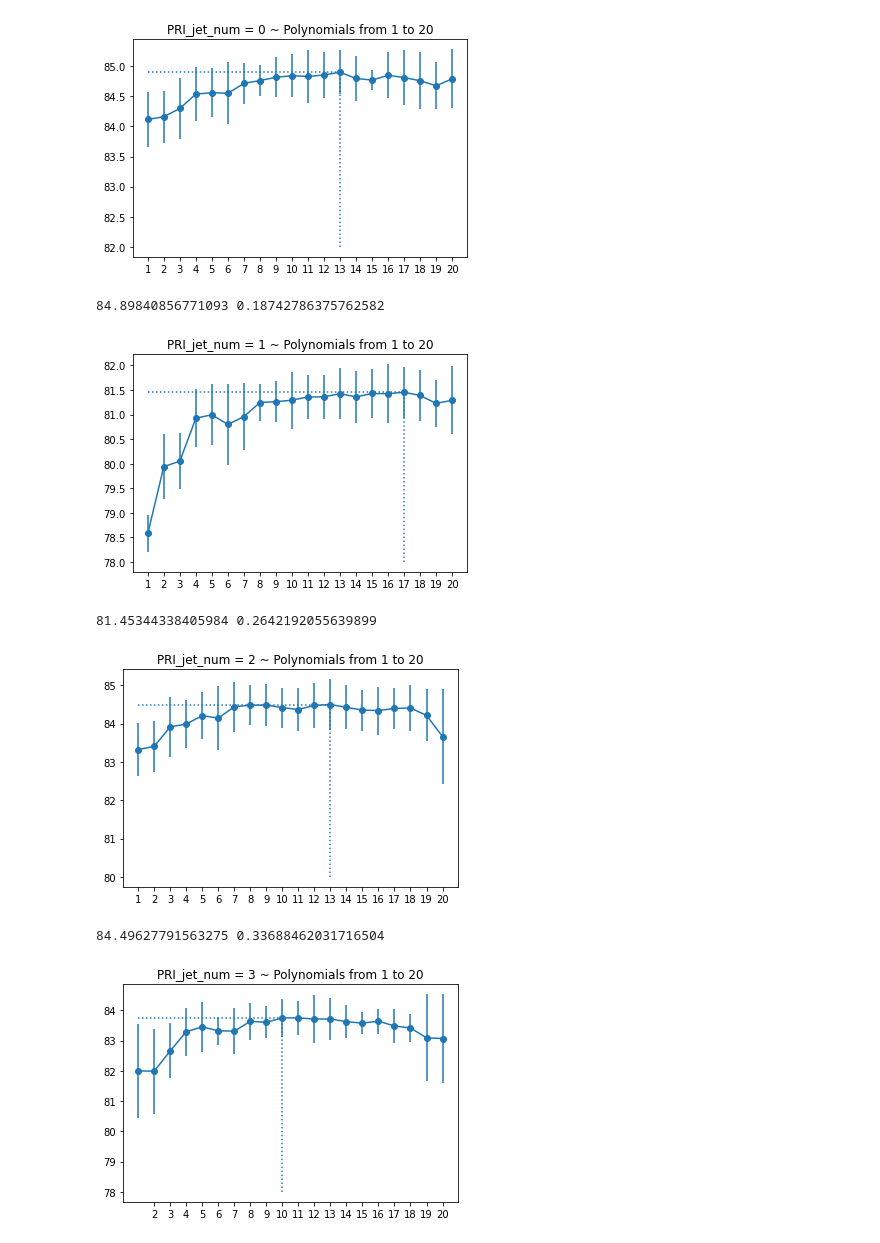
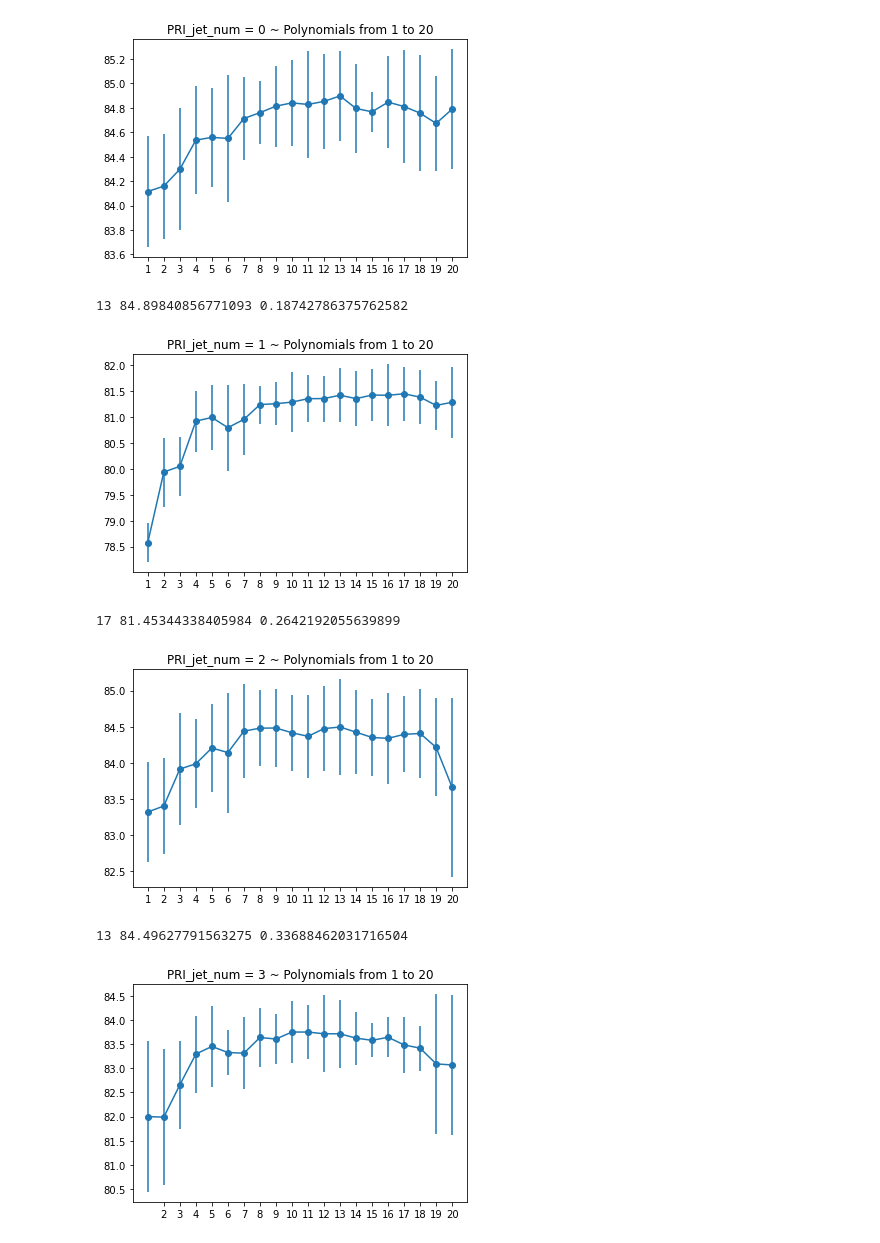
Before and after one commit to partizanos/Higgs-boson-detection, a Jupyter notebook: scripts/Plots.ipynb, the cells around one changed output. Saved outputs shown, nothing was run; the diff lists cells and outputs as text; code cells hidden in the pictures.

```diff
--- a/scripts/Plots.ipynb
+++ b/scripts/Plots.ipynb
@@ -12,16 +12,16 @@ fig, ax0 = plt.subplots(nrows=1, sharex=True)
 ax0.errorbar(np.arange(1, res_0.shape[0]+1), mean_0*100, yerr=error, fmt='-o')
 ax0.set_title('PRI_jet_num = 0 ~ Polynomials from 1 to 20')
 plt.xticks(np.arange(1, res_0.shape[0]+1))
-plt.hlines(y = max(mean_0*100), xmin = 1, xmax = np.argmax(mean_0*100)+1, ls=':')
-plt.vlines(x=np.argmax(mean_0*100)+1, ymin = 82, ymax = max(mean_0*100), ls=':')
+# plt.hlines(y = max(mean_0*100), xmin = 1, xmax = np.argmax(mean_0*100)+1, ls=':')
+# plt.vlines(x=np.argmax(mean_0*100)+1, ymin = 82, ymax = max(mean_0*100), ls=':')
 plt.show()
 # %% [output]
-[figure, old version]
+[figure, new version]
 # %%
 index = np.argmax(mean_0)
-print(mean_0[index]*100, std_0[index]*100)
+print(index+1, mean_0[index]*100, std_0[index]*100)
 # %% [output]
-84.89840856771093 0.18742786375762582
+13 84.89840856771093 0.18742786375762582
 # %%
 res_1 = np.genfromtxt(
     "data/case_1_CV5_statistics_median_null_var_pairwise_bias_scaling_orth_pol_1_to_20_1e4.csv", delimiter=",", skip_header=1)
@@ -34,37 +34,37 @@ fig, ax1 = plt.subplots(nrows=1, sharex=True)
 ax1.errorbar(np.arange(1, res_1.shape[0]+1), mean_1*100, yerr=error, fmt='-o')
 ax1.set_title('PRI_jet_num = 1 ~ Polynomials from 1 to 20')
 plt.xticks(np.arange(1, res_1.shape[0]+1))
-plt.hlines(y=max(mean_1*100), xmin=1, xmax=np.argmax(mean_1*100)+1, ls=':')
-plt.vlines(x=np.argmax(mean_1*100)+1, ymin=78, ymax=max(mean_1*100), ls=':')
+# plt.hlines(y=max(mean_1*100), xmin=1, xmax=np.argmax(mean_1*100)+1, ls=':')
+# plt.vlines(x=np.argmax(mean_1*100)+1, ymin=78, ymax=max(mean_1*100), ls=':')
 plt.show()
 # %% [output]
-[figure, old version]
+[figure, new version]
 # %%
 index = np.argmax(mean_1)
-print(mean_1[index]*100, std_1[index]*100)
+print(index+1, mean_1[index]*100, std_1[index]*100)
 # %% [output]
-81.45344338405984 0.2642192055639899
+17 81.45344338405984 0.2642192055639899
 # %%
 res_2 = np.genfromtxt("data/case_2_CV5_statistics_median_null_var_pairwise_bias_scaling_orth_pol_1_to_20_1e4.csv", delimiter=",", skip_header=1)
 mean_2 = np.array([res_2[i][0] for i in range(res_2.shape[0])])
 median_2 = np.array([res_2[i][1] for i in range(res_2.shape[0])])
 std_2 = np.array([res_2[i][2] for i in range(res_2.shape[0])])
 error = 100*1.96*std_2
 
 fig, ax2 = plt.subplots(nrows=1, sharex=True)
 ax2.errorbar(np.arange(1,res_2.shape[0]+1), mean_2*100, yerr=error, fmt='-o')
 ax2.set_title('PRI_jet_num = 2 ~ Polynomials from 1 to 20')
 plt.xticks(np.arange(1,res_2.shape[0]+1))
-plt.hlines(y = max(mean_2*100), xmin = 1, xmax = np.argmax(mean_2*100)+1, ls=':')
-plt.vlines(x=np.argmax(mean_2*100)+1, ymin = 80, ymax = max(mean_2*100), ls=':')
+# plt.hlines(y = max(mean_2*100), xmin = 1, xmax = np.argmax(mean_2*100)+1, ls=':')
+# plt.vlines(x=np.argmax(mean_2*100)+1, ymin = 80, ymax = max(mean_2*100), ls=':')
 plt.show()
 # %% [output]
-[figure, old version]
+[figure, new version]
 # %%
 index = np.argmax(mean_2)
-print(mean_2[index]*100, std_2[index]*100)
+print(index+1, mean_2[index]*100, std_2[index]*100)
 # %% [output]
-84.49627791563275 0.33688462031716504
+13 84.49627791563275 0.33688462031716504
 # %%
 res_3 = np.genfromtxt("data/case_3_CV5_statistics_median_null_var_pairwise_bias_scaling_orth_pol_1_to_20_1e4.csv", delimiter=",", skip_header=1)
 mean_3 = np.array([res_3[i][0] for i in range(res_3.shape[0])])
@@ -76,10 +76,10 @@ fig, ax3 = plt.subplots(nrows=1, sharex=True)
 ax3.errorbar(np.arange(1,res_3.shape[0]+1), mean_3*100, yerr=error, fmt='-o')
 ax3.set_title('PRI_jet_num = 3 ~ Polynomials from 1 to 20')
 plt.xticks(np.arange(2,res_3.shape[0]+1))
-plt.hlines(y = max(mean_3*100), xmin = 1, xmax = np.argmax(mean_3*100)+1, ls=':')
-plt.vlines(x=np.argmax(mean_3*100)+1, ymin = 78, ymax = max(mean_3*100), ls=':')
+# plt.hlines(y = max(mean_3*100), xmin = 1, xmax = np.argmax(mean_3*100)+1, ls=':')
+# plt.vlines(x=np.argmax(mean_3*100)+1, ymin = 78, ymax = max(mean_3*100), ls=':')
 plt.show()
 # %% [output]
-[figure, old version]
+[figure, new version]
 # %%
 index = np.argmax(mean_3)
```
Also changed, not shown: parts of 1 cell of this notebook, 1 other file.
